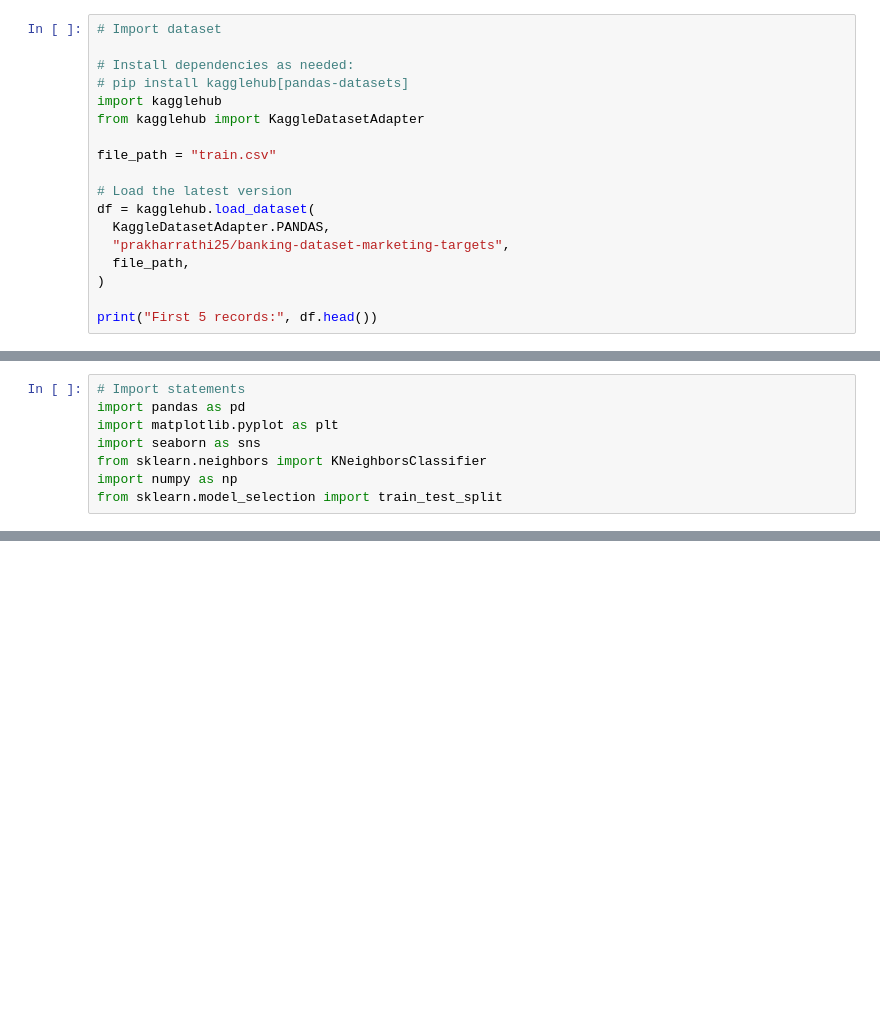
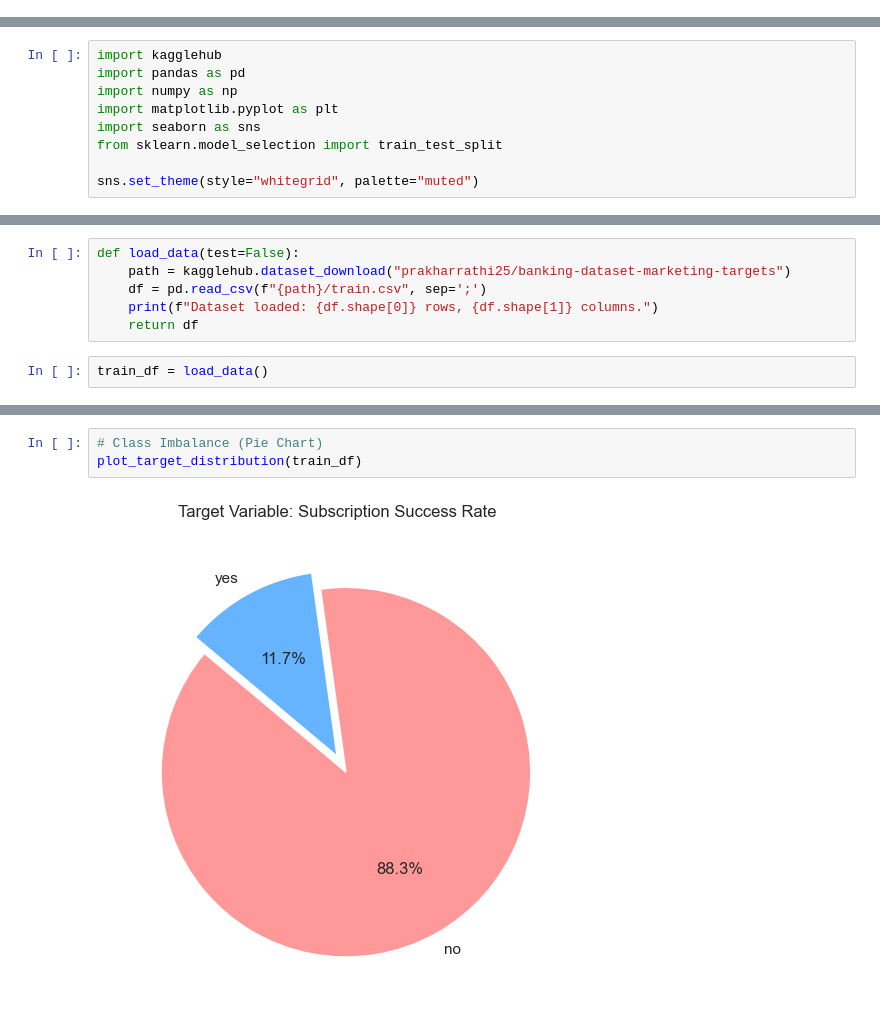
Before and after one commit to Lydiabrorsson/ml-project, a Jupyter notebook: ml_project.ipynb, the cells around one changed output, grey strips where cells are left out. Drawn from its saved outputs; the diff is of its cells as text; blank space fills up the shorter version.

Commit message:
added visualization pipeline

```diff
--- a/ml_project.ipynb
+++ b/ml_project.ipynb
@@ -6,18 +2,0 @@
-# %%
-# Import dataset
-
-# Install dependencies as needed:
-# pip install kagglehub[pandas-datasets]
-import kagglehub
-from kagglehub import KaggleDatasetAdapter
-
-file_path = "train.csv"
-
-# Load the latest version
-df = kagglehub.load_dataset(
-  KaggleDatasetAdapter.PANDAS,
-  "prakharrathi25/banking-dataset-marketing-targets",
-  file_path,
-)
-
-print("First 5 records:", df.head())
@@ -33,8 +3,9 @@ First 5 records:   age;"job";"marital";"education";"default";"balance";"housing"
 # %%
-# Import statements
+import kagglehub
 import pandas as pd
+import numpy as np
 import matplotlib.pyplot as plt
 import seaborn as sns
-from sklearn.neighbors import KNeighborsClassifier
-import numpy as np
 from sklearn.model_selection import train_test_split
+
+sns.set_theme(style="whitegrid", palette="muted")
@@ -42,0 +14,8 @@ from sklearn.model_selection import train_test_split
+# %%
+def load_data(test=False):
+    path = kagglehub.dataset_download("prakharrathi25/banking-dataset-marketing-targets")
+    df = pd.read_csv(f"{path}/train.csv", sep=';')
+    print(f"Dataset loaded: {df.shape[0]} rows, {df.shape[1]} columns.")
+    return df
+# %%
+train_df = load_data()
@@ -42,0 +215,5 @@ from sklearn.model_selection import train_test_split
+# %%
+# Class Imbalance (Pie Chart)
+plot_target_distribution(train_df)
+# %% [output]
+[figure, added]
```
Also changed, not shown: parts of 16 cells of this notebook, 1 other file.
